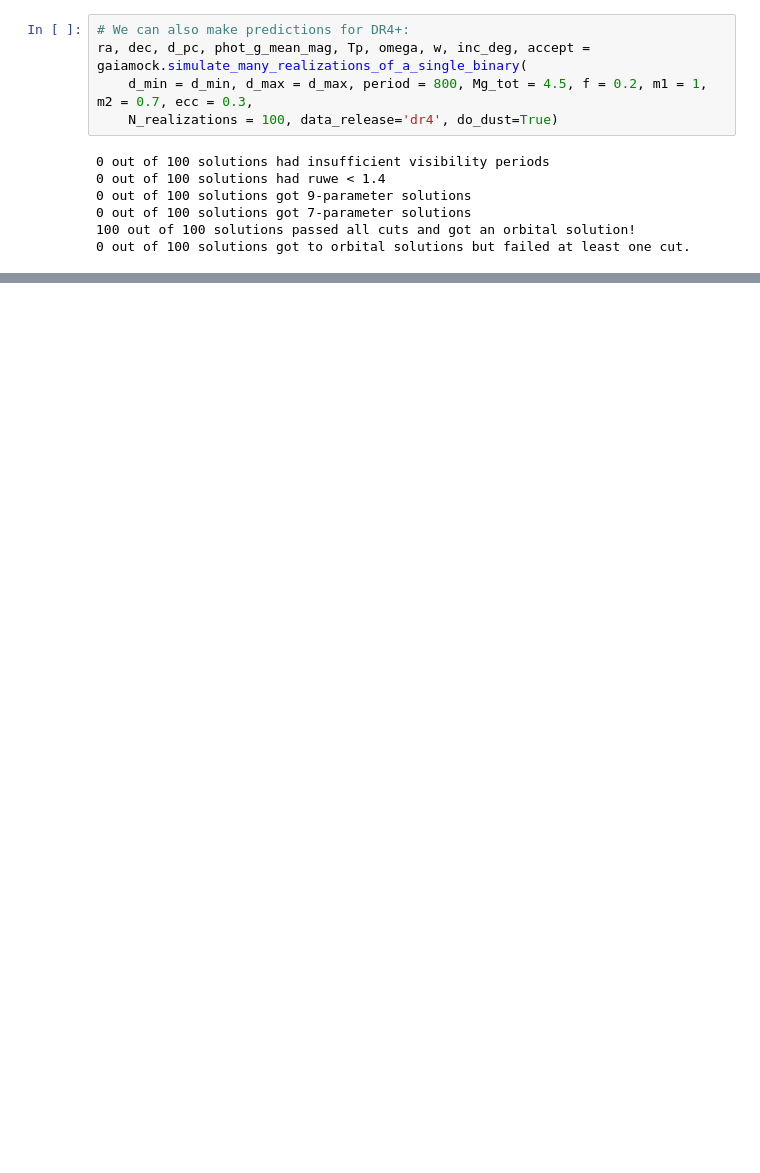
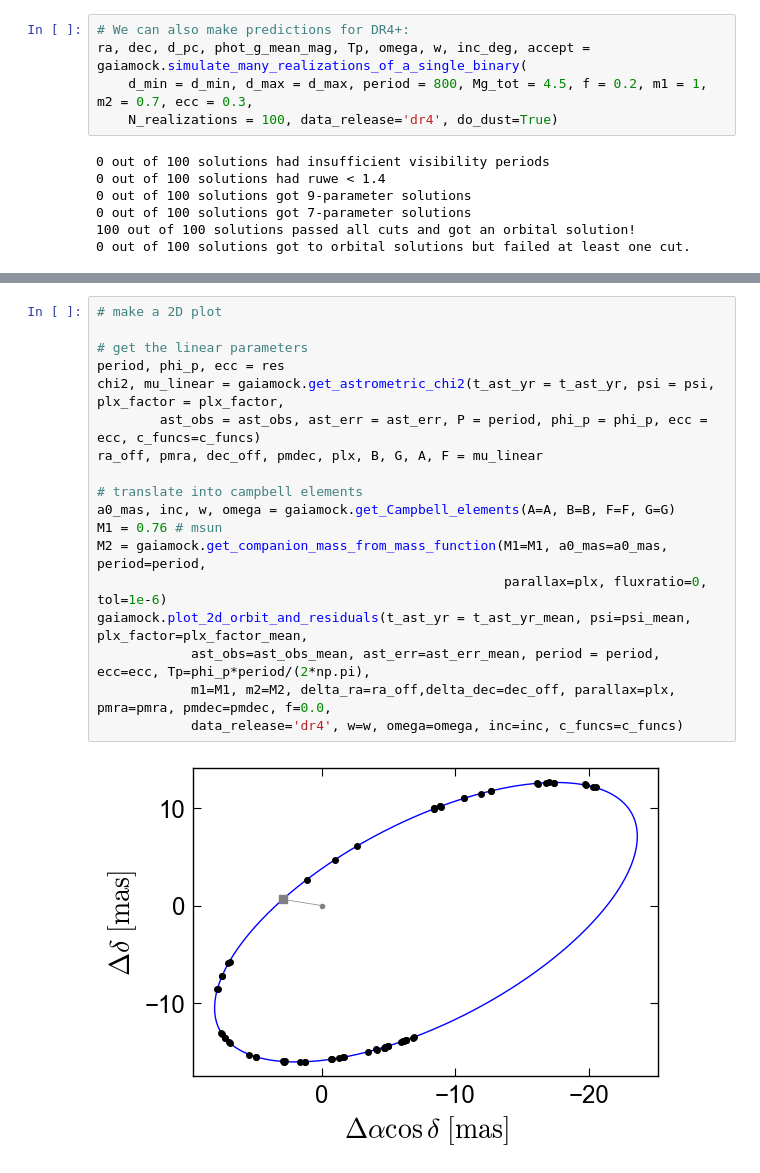
Before and after one commit to kareemelbadry/gaiamock, a Jupyter notebook: demo.ipynb, the cells around one changed output, grey strips where cells are left out. Cells and saved outputs as stored; diff of their text form; blank space fills up the shorter version.

```diff
--- a/demo.ipynb
+++ b/demo.ipynb
@@ -252,0 +298,20 @@ ra, dec, d_pc, phot_g_mean_mag, Tp, omega, w, inc_deg, accept = gaiamock.simulat
+# %%
+# make a 2D plot
+
+# get the linear parameters
+period, phi_p, ecc = res
+chi2, mu_linear = gaiamock.get_astrometric_chi2(t_ast_yr = t_ast_yr, psi = psi, plx_factor = plx_factor,
+        ast_obs = ast_obs, ast_err = ast_err, P = period, phi_p = phi_p, ecc = ecc, c_funcs=c_funcs)
+ra_off, pmra, dec_off, pmdec, plx, B, G, A, F = mu_linear
+
+# translate into campbell elements
+a0_mas, inc, w, omega = gaiamock.get_Campbell_elements(A=A, B=B, F=F, G=G)
+M1 = 0.76 # msun
+M2 = gaiamock.get_companion_mass_from_mass_function(M1=M1, a0_mas=a0_mas, period=period,
+                                                    parallax=plx, fluxratio=0, tol=1e-6)
+gaiamock.plot_2d_orbit_and_residuals(t_ast_yr = t_ast_yr_mean, psi=psi_mean, plx_factor=plx_factor_mean,
+            ast_obs=ast_obs_mean, ast_err=ast_err_mean, period = period, ecc=ecc, Tp=phi_p*period/(2*np.pi),
+            m1=M1, m2=M2, delta_ra=ra_off,delta_dec=dec_off, parallax=plx, pmra=pmra, pmdec=pmdec, f=0.0,
+            data_release='dr4', w=w, omega=omega, inc=inc, c_funcs=c_funcs)
+# %% [output]
+[figure, added]
```
Also changed, not shown: parts of 17 cells of this notebook, 2 other files.
